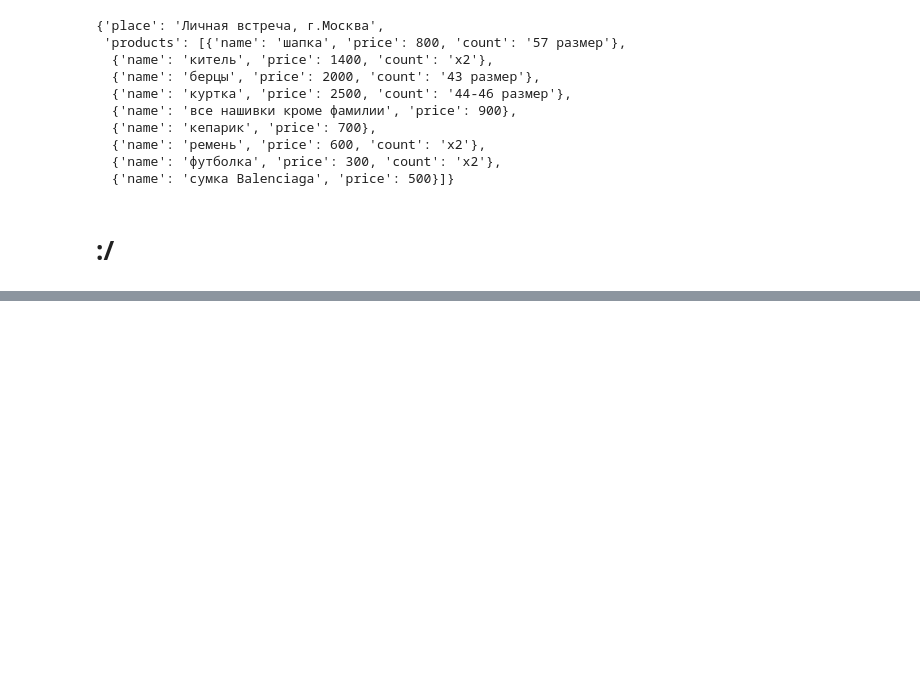
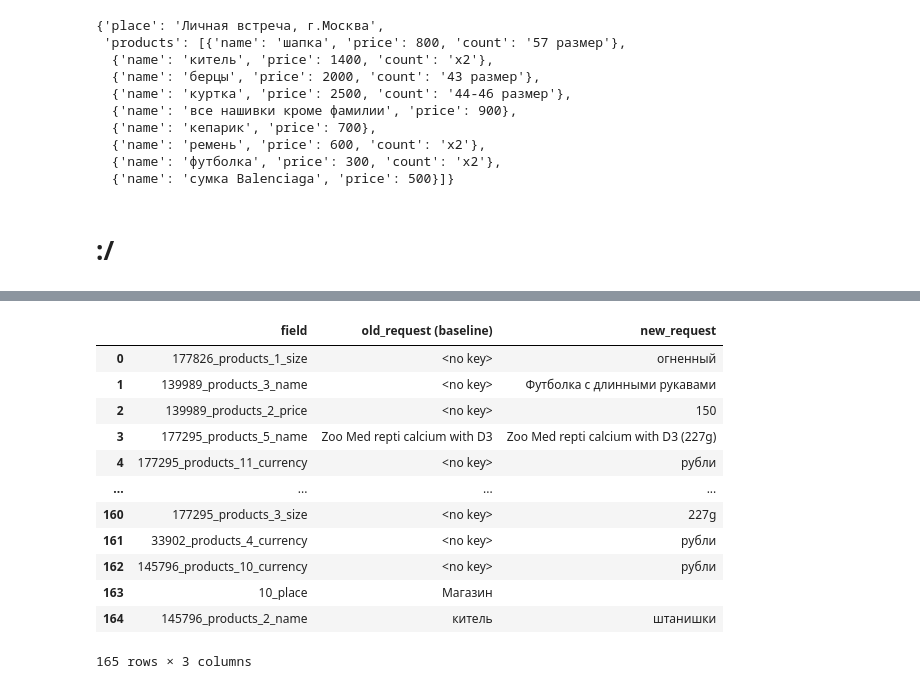
Before and after one commit to bralexx/ad_parsing, a Jupyter notebook: prompts/sandbox.ipynb, the cells around one changed output, grey strips where cells are left out. Cells and saved outputs as stored; diff of their text form; code cells hidden in the pictures; blank space fills up the shorter version.

```diff
--- a/prompts/sandbox.ipynb
+++ b/prompts/sandbox.ipynb
@@ -902,0 +922,18 @@ pm1106.prompts['better_count_1106'].results[id]
+# %%
+diff = smart_diff('new_request', 'old_request')
+# %%
+diff
+# %% [output]
+|  | field | old_request (baseline) | new_request |
+| 0 | 177826_products_1_size | <no key> | огненный |
+| 1 | 139989_products_3_name | <no key> | Футболка с длинными рукавами |
+| 2 | 139989_products_2_price | <no key> | 150 |
+| 3 | 177295_products_5_name | Zoo Med repti calcium with D3 | Zoo Med repti calcium with D3 (227g) |
+| 4 | 177295_products_11_currency | <no key> | рубли |
+| ... | ... | ... | ... |
+| 160 | 177295_products_3_size | <no key> | 227g |
+| 161 | 33902_products_4_currency | <no key> | рубли |
+| 162 | 145796_products_10_currency | <no key> | рубли |
+| 163 | 10_place | Магазин |  |
+| 164 | 145796_products_2_name | китель | штанишки |
+165 rows × 3 columns
```
Also changed, not shown: parts of 6 cells of this notebook.
